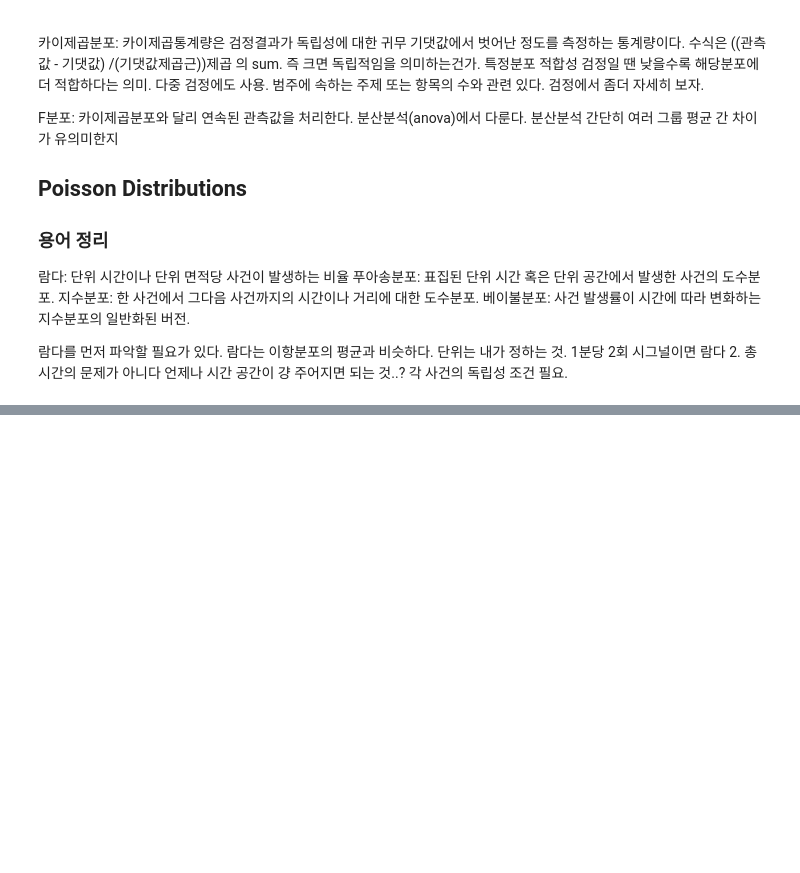
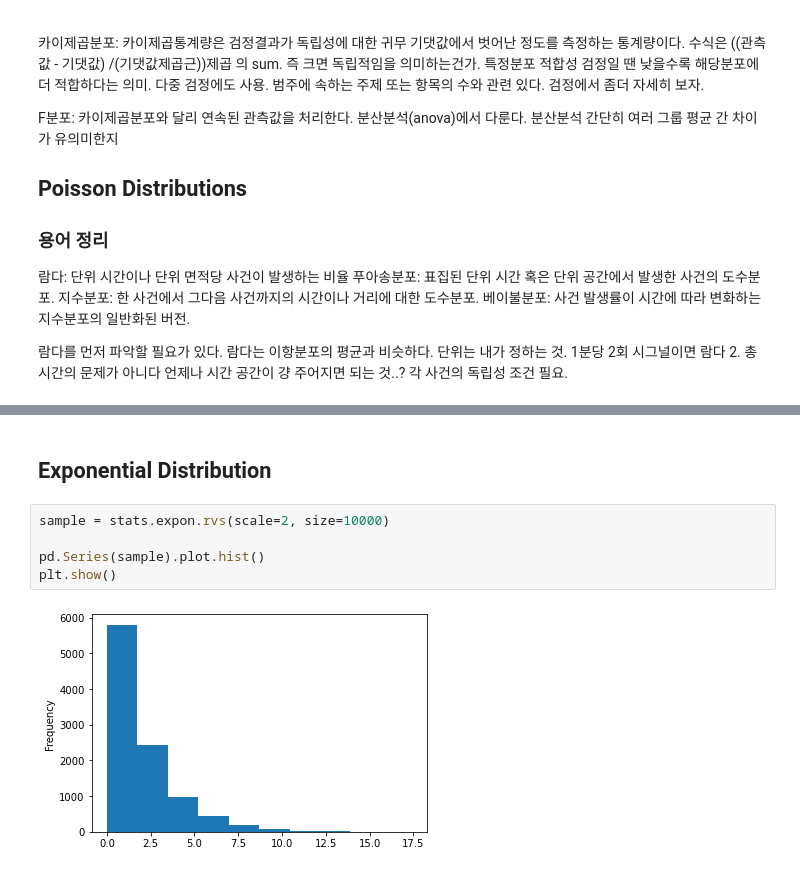
Before and after one commit to syoung19940/dsstats-book, a Jupyter notebook: 챕터2. 데이터와 표본분포.ipynb, the cells around one changed output, grey strips where cells are left out. Drawn from its saved outputs; the diff is of its cells as text; blank space fills up the shorter version.

```diff
--- a/챕터2. 데이터와 표본분포.ipynb
+++ b/챕터2. 데이터와 표본분포.ipynb
@@ -346,0 +347,9 @@ plt.show()
+# %% [markdown]
+## Exponential Distribution
+# %%
+sample = stats.expon.rvs(scale=2, size=10000)
+
+pd.Series(sample).plot.hist()
+plt.show()
+# %% [output]
+[figure, added]
```
Also changed, not shown: parts of 10 cells of this notebook.
